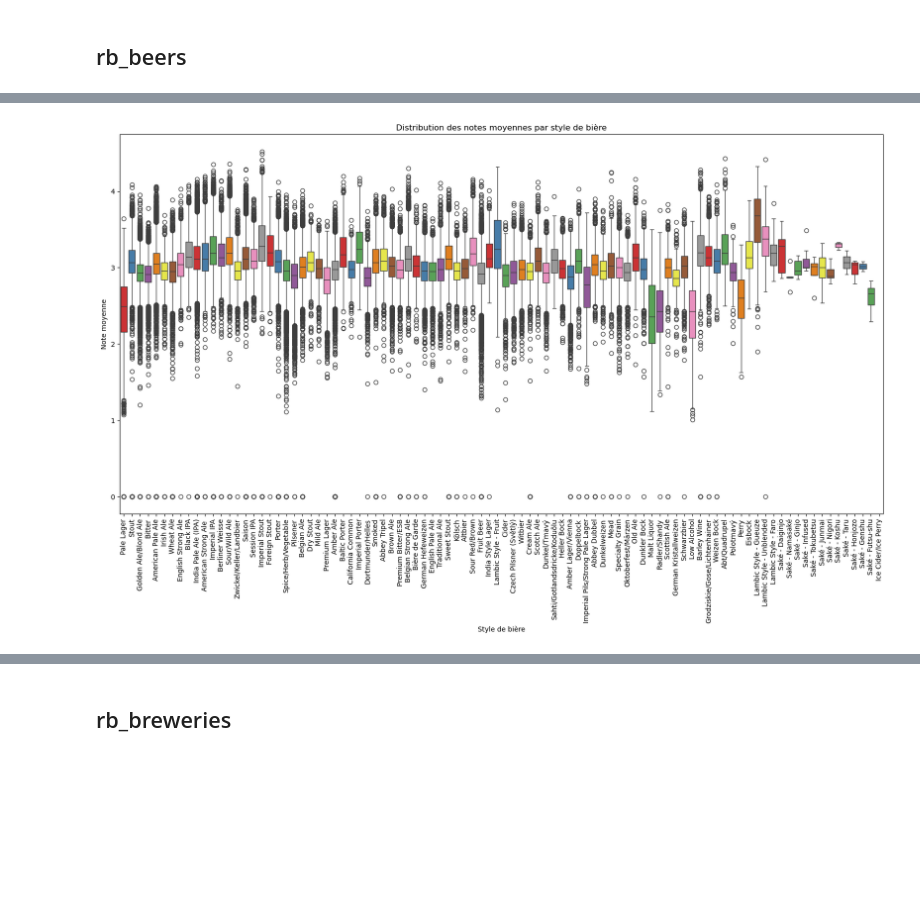
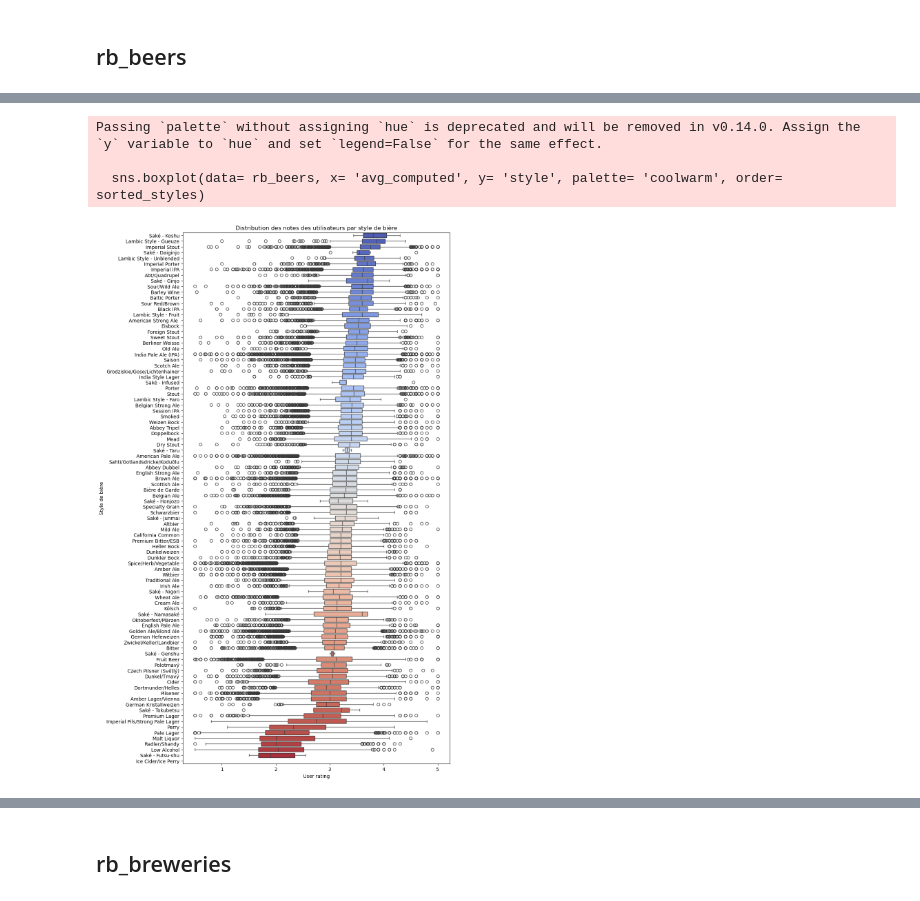
Before and after one commit to epfl-ada/ada-2024-project-bada55, a Jupyter notebook: notebook/data/data.ipynb, the cells around one changed output, grey strips where cells are left out. Cells and saved outputs as stored; diff of their text form; code cells hidden in the pictures; blank space fills up the shorter version.

```diff
--- a/notebook/data/data.ipynb
+++ b/notebook/data/data.ipynb
@@ -626,10 +669,13 @@ plt.show()
 # %%
-plt.figure(figsize= (20, 10))
-sns.boxplot(data= rb_beers, x= 'style', y= 'avg', hue= 'style', palette= 'Set1')
-plt.title("Distribution des notes moyennes par style de bière")
-plt.xticks(rotation= 90)
-plt.xlabel("Style de bière")
-plt.ylabel("Note moyenne")
+plt.figure(figsize= (10, 20))
+sorted_styles = rb_beers.groupby('style')['avg_computed'].mean().sort_values(ascending= False).index
+sns.boxplot(data= rb_beers, x= 'avg_computed', y= 'style', palette= 'coolwarm', order= sorted_styles)
+plt.title('Distribution des notes des utilisateurs par style de bière')
+plt.xlabel('User rating')
+plt.ylabel('Style de bière')
 plt.show()
 # %% [output]
+Passing `palette` without assigning `hue` is deprecated and will be removed in v0.14.0. Assign the `y` variable to `hue` and set `legend=False` for the same effect.
+
+  sns.boxplot(data= rb_beers, x= 'avg_computed', y= 'style', palette= 'coolwarm', order= sorted_styles)
-[figure, old version]
+[figure, new version]
```
Also changed, not shown: parts of 29 cells of this notebook.
